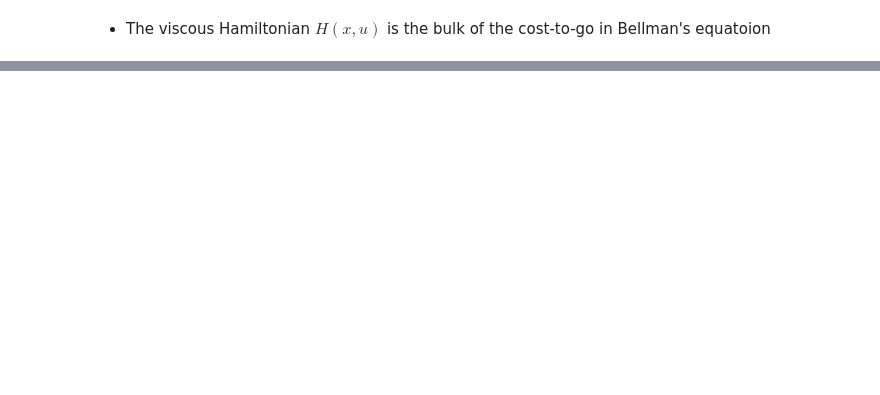
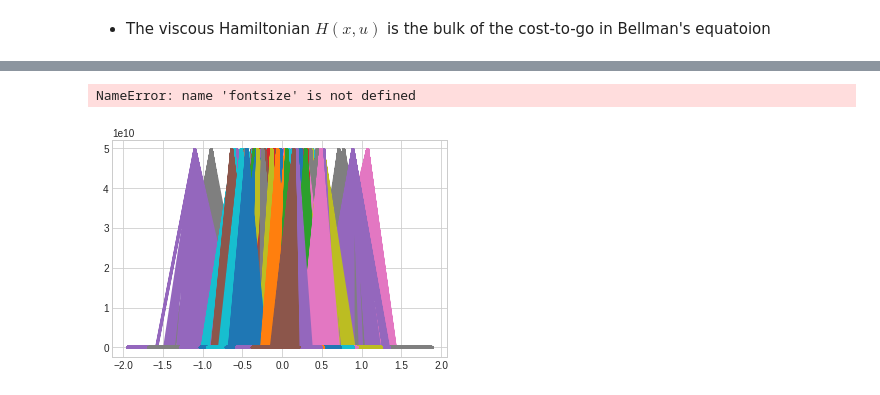
Before and after one commit to alexmlamb/ACSNC, a Jupyter notebook: moplan/notebook.ipynb, the cells around one changed output, grey strips where cells are left out. Cells and saved outputs as stored; diff of their text form; code cells hidden in the pictures; blank space fills up the shorter version.

```diff
--- a/moplan/notebook.ipynb
+++ b/moplan/notebook.ipynb
@@ -149,8 +113,10 @@ def chomp_cost(latent_states):
         Inputs:
             latent_states: A list of latents (a numpy array) sampled from observations.
     """
-    costs = 0
+    i = 0
+    costs = [torch.nan for x in range(len(latent_states))]
     for latent in latent_states:
-        costs += chomp_cost_helper(latent)
+        costs[i] = chomp_cost_helper(latent)
+        i       += 1
 
-    return costs
+    return torch.Tensor(costs)
@@ -202,0 +187,39 @@ and
+# %%
+f = chomp_cost
+t = 2e-1
+delta = 1e-2
+alpha = 1.0
+n_integral_samples = int(1e5)
+
+y_vals = f(latent_states)
+
+la_states = torch.Tensor(latent_states).to(device)
+
+prox_HJ = torch.zeros(la_states.shape, device=device)
+envelope_HJ = torch.zeros(la_states.shape, device=device)
+
+# for i in range(la_states.size(0)):
+#     temp, ls_iters, temp_envelope = compute_hj_prox(la_states[i].view(-1,1),\
+#                 t, f, int_samples = n_integral_samples, \
+#                 delta = delta, alpha=alpha, device=device)
+#     prox_HJ[i] = temp
+#     envelope_HJ[i] = temp_envelope
+# %%
+
+# PLOT
+fig1 = plt.figure()
+plt.style.use('seaborn-whitegrid')
+ax = plt.axes()
+ax.plot(latent_states.cpu(), y_vals.cpu(), linewidth=3);
+# ax.plot(x.cpu(), prox_HJ.cpu(), linewidth=4, color='g')
+# ax.plot(x.cpu(), envelope_HJ.cpu(), linewidth=4)
+
+# ax.set_xlabel("x-axis", fontsize=title_fontsize)
+ax.legend(['noisy $f$', '$u^\delta$', '$u^{\delta_2}$'],fontsize=fontsize, loc=9)
+
+
+save_str = '../data/la_state_hj_sol.pdf'
+fig1.savefig(save_str, dpi=300, bbox_inches="tight", pad_inches=0.0)
+# %% [output]
+NameError: name 'fontsize' is not defined
+[figure, added]
```
Also changed, not shown: parts of 9 cells of this notebook, 2 other files.
